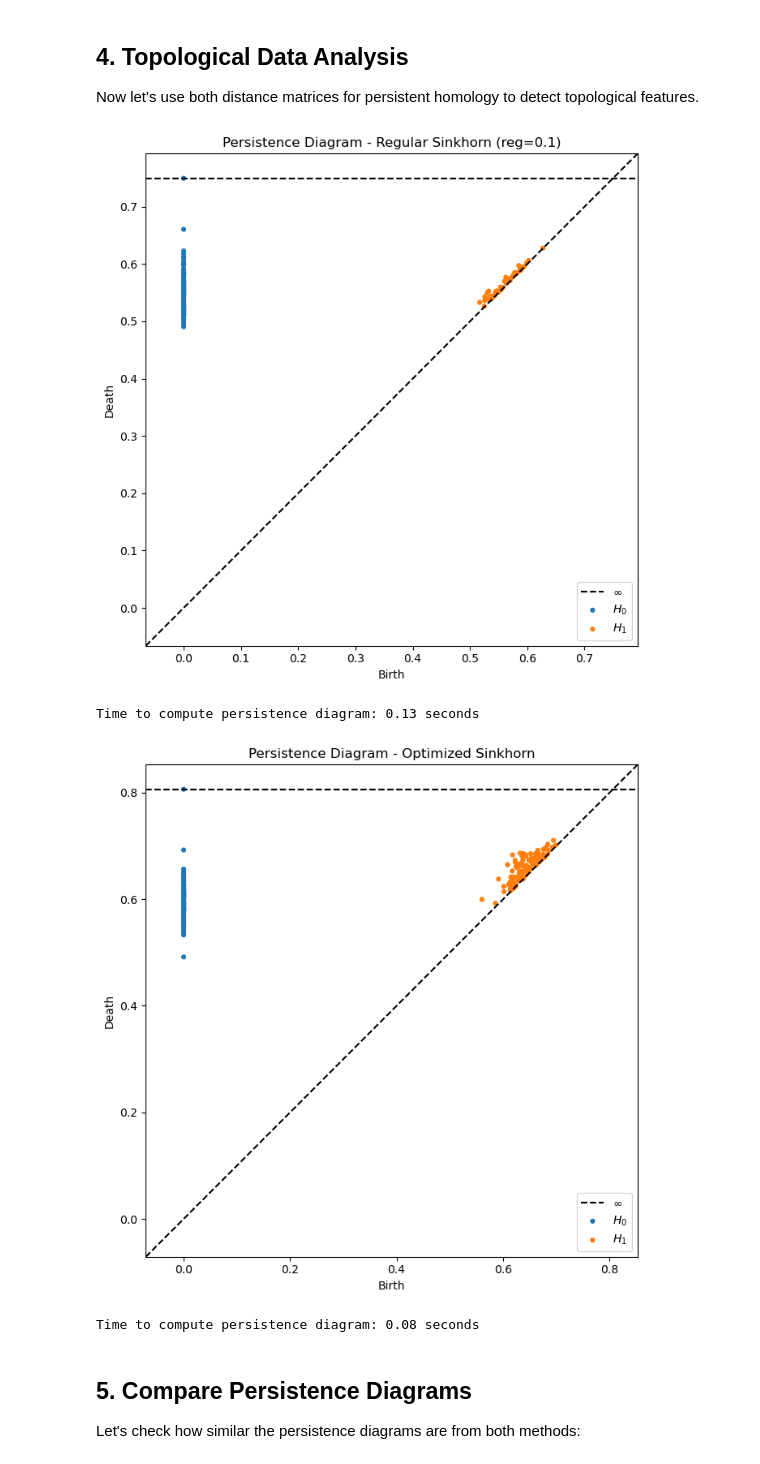
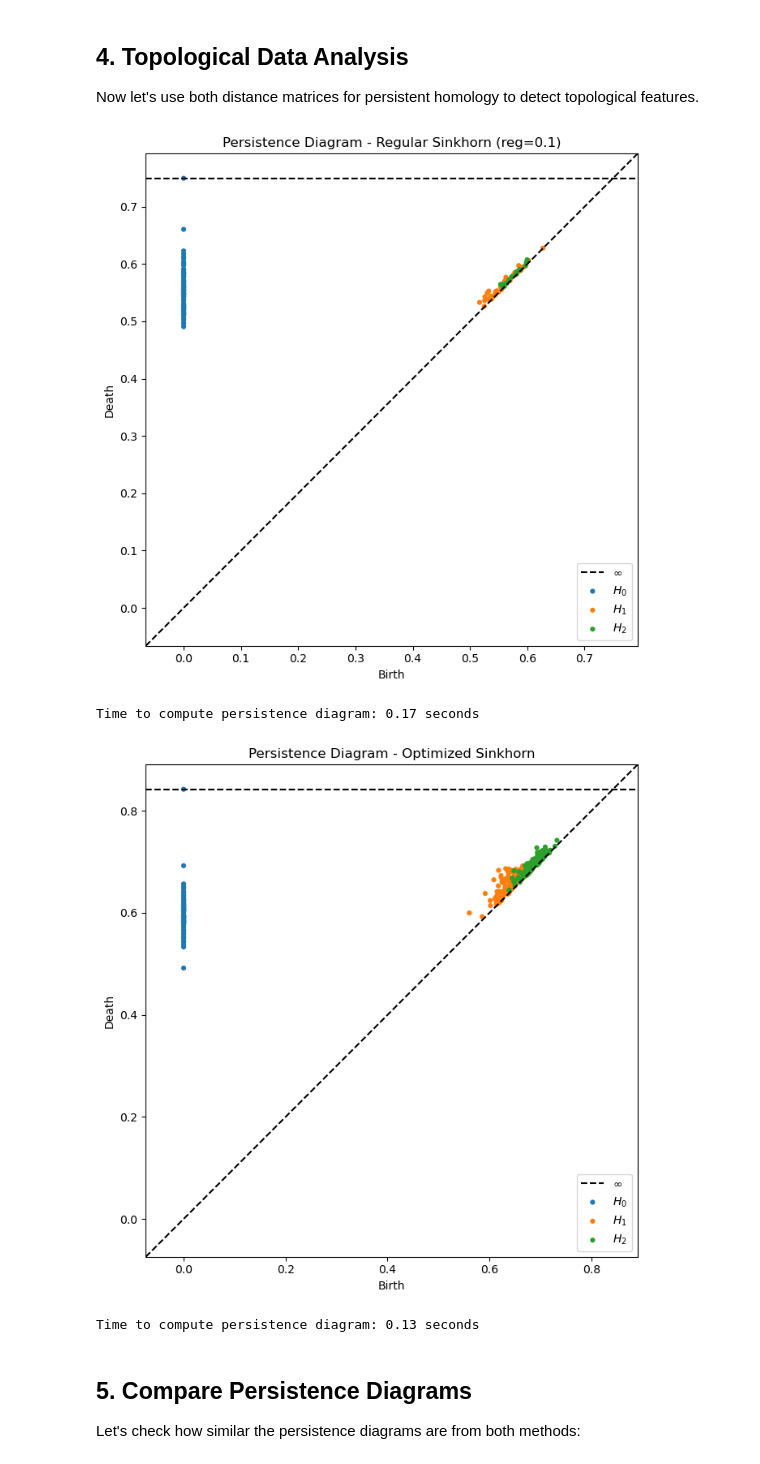
Before and after one commit to clintg105/tomato-tda, a Jupyter notebook: working/tda_optimized_analysis.ipynb, the cells around one changed output. Saved outputs shown, nothing was run; the diff lists cells and outputs as text; code cells hidden in the pictures.

```diff
--- a/working/tda_optimized_analysis.ipynb
+++ b/working/tda_optimized_analysis.ipynb
@@ -150,23 +150,23 @@ start_time = time.time()
 diagrams_sinkhorn = compute_and_plot_persistence(
     distances_sinkhorn_sample,
     "Persistence Diagram - Regular Sinkhorn (reg=0.1)",
-    max_dim=1
+    max_dim=2
 )
 print(f"Time to compute persistence diagram: {time.time() - start_time:.2f} seconds")
 # %% [output]
-[figure, old version]
+[figure, new version]
-Time to compute persistence diagram: 0.13 seconds
+Time to compute persistence diagram: 0.17 seconds
 # %%
 start_time = time.time()
 diagrams_optimized = compute_and_plot_persistence(
     distances_optimized_sample,
     "Persistence Diagram - Optimized Sinkhorn",
-    max_dim=1
+    max_dim=2
 )
 print(f"Time to compute persistence diagram: {time.time() - start_time:.2f} seconds")
 # %% [output]
-[figure, old version]
+[figure, new version]
-Time to compute persistence diagram: 0.08 seconds
+Time to compute persistence diagram: 0.13 seconds
 # %% [markdown]
 ## 5. Compare Persistence Diagrams
 
```
Also changed, not shown: parts of 1 cell of this notebook.
